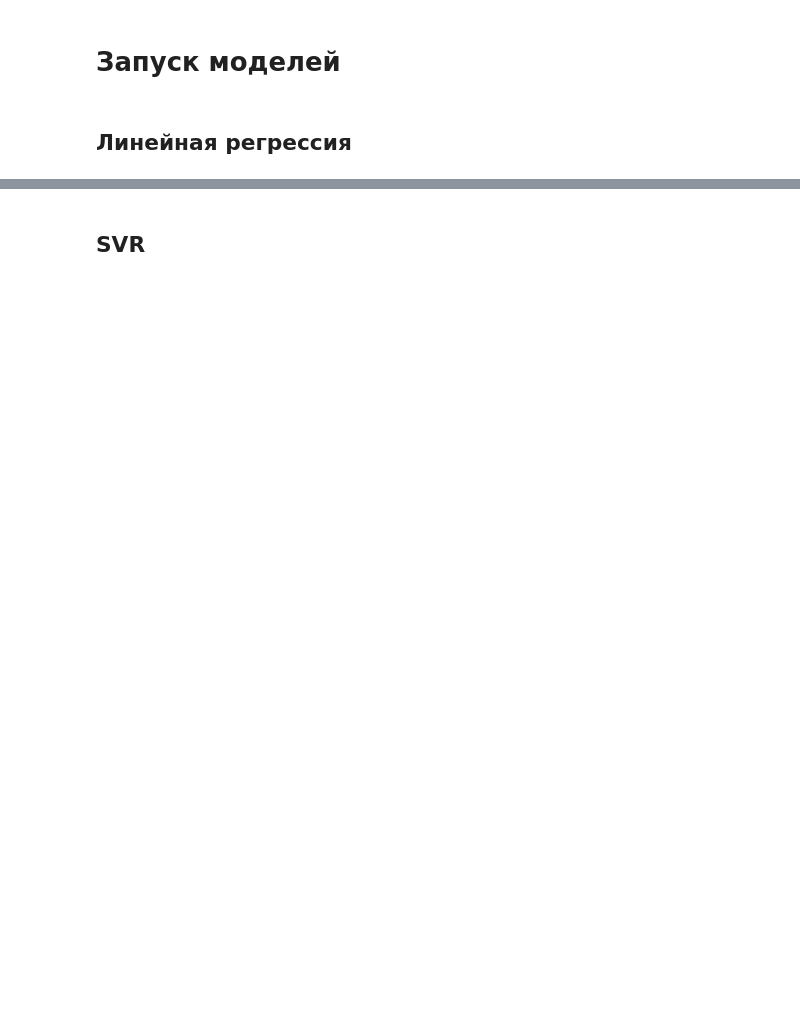
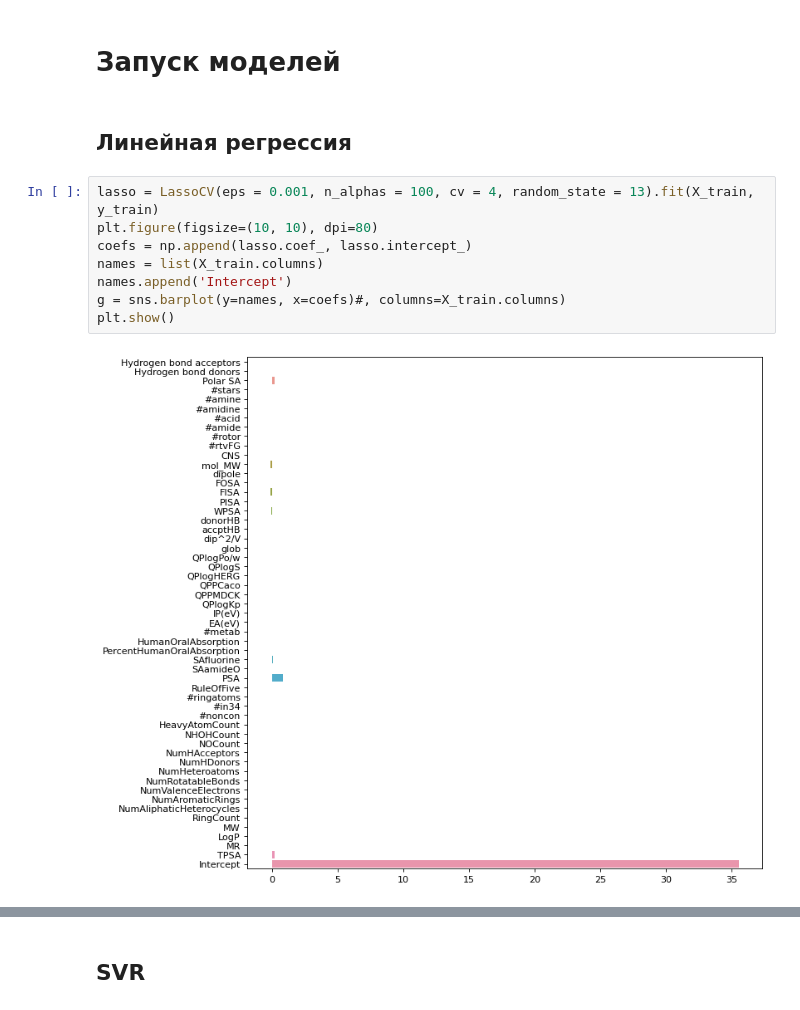
Before and after one commit to oodlbee/drug_prediction, a Jupyter notebook: drug_prediction.ipynb, the cells around one changed output, grey strips where cells are left out. Drawn from its saved outputs; the diff is of its cells as text; blank space fills up the shorter version.

```diff
--- a/drug_prediction.ipynb
+++ b/drug_prediction.ipynb
@@ -177,3 +185,13 @@ X_train, X_test, y_train, y_test = train_test_split(X, y_ic,  test_size=0.25, ra
 # Запуск моделей
 # %% [markdown]
 ## Линейная регрессия
+# %%
+lasso = LassoCV(eps = 0.001, n_alphas = 100, cv = 4, random_state = 13).fit(X_train, y_train)
+plt.figure(figsize=(10, 10), dpi=80)
+coefs = np.append(lasso.coef_, lasso.intercept_)
+names = list(X_train.columns)
+names.append('Intercept')
+g = sns.barplot(y=names, x=coefs)#, columns=X_train.columns)
+plt.show()
+# %% [output]
+[figure, added]
```
Also changed, not shown: parts of 31 cells of this notebook.
